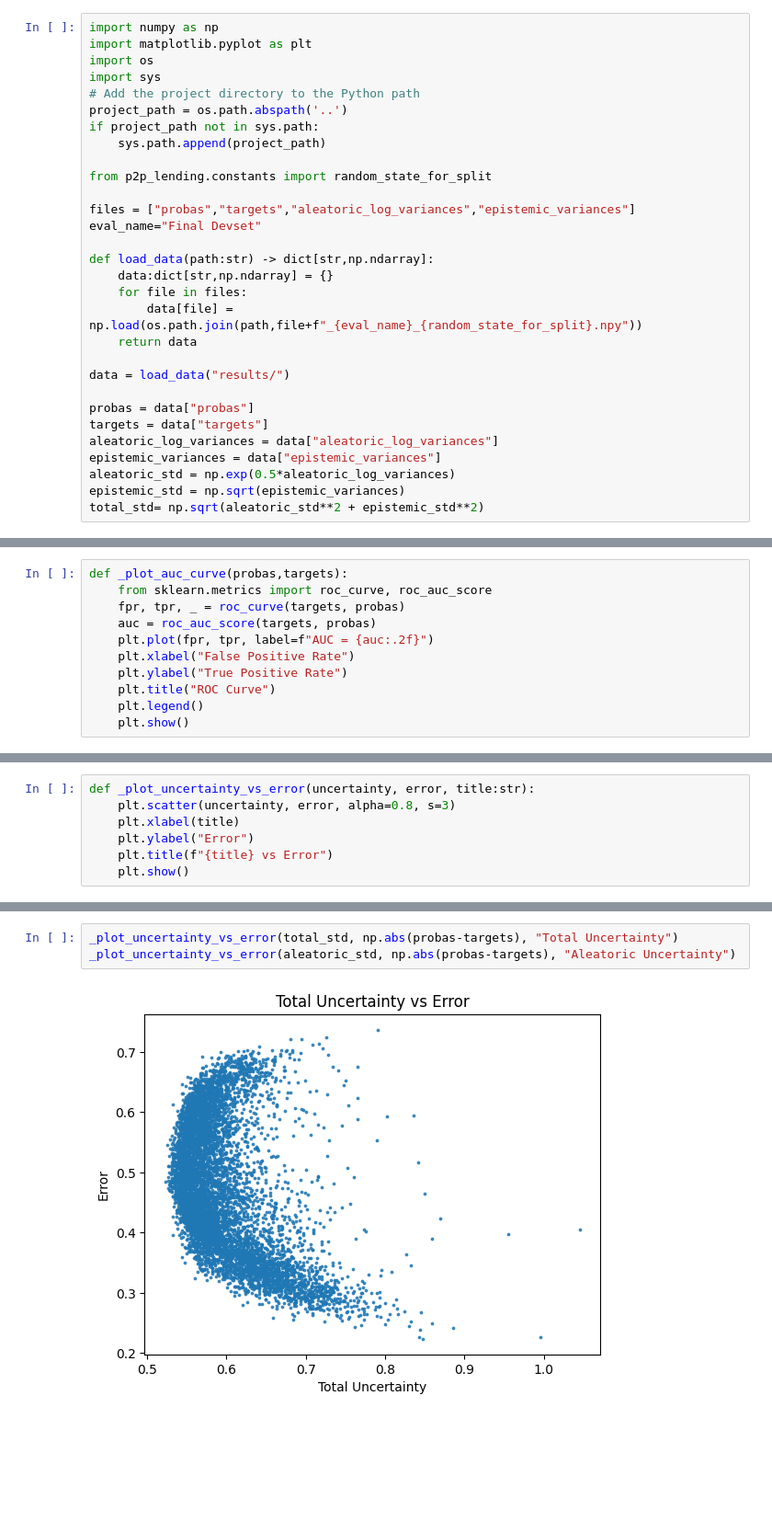
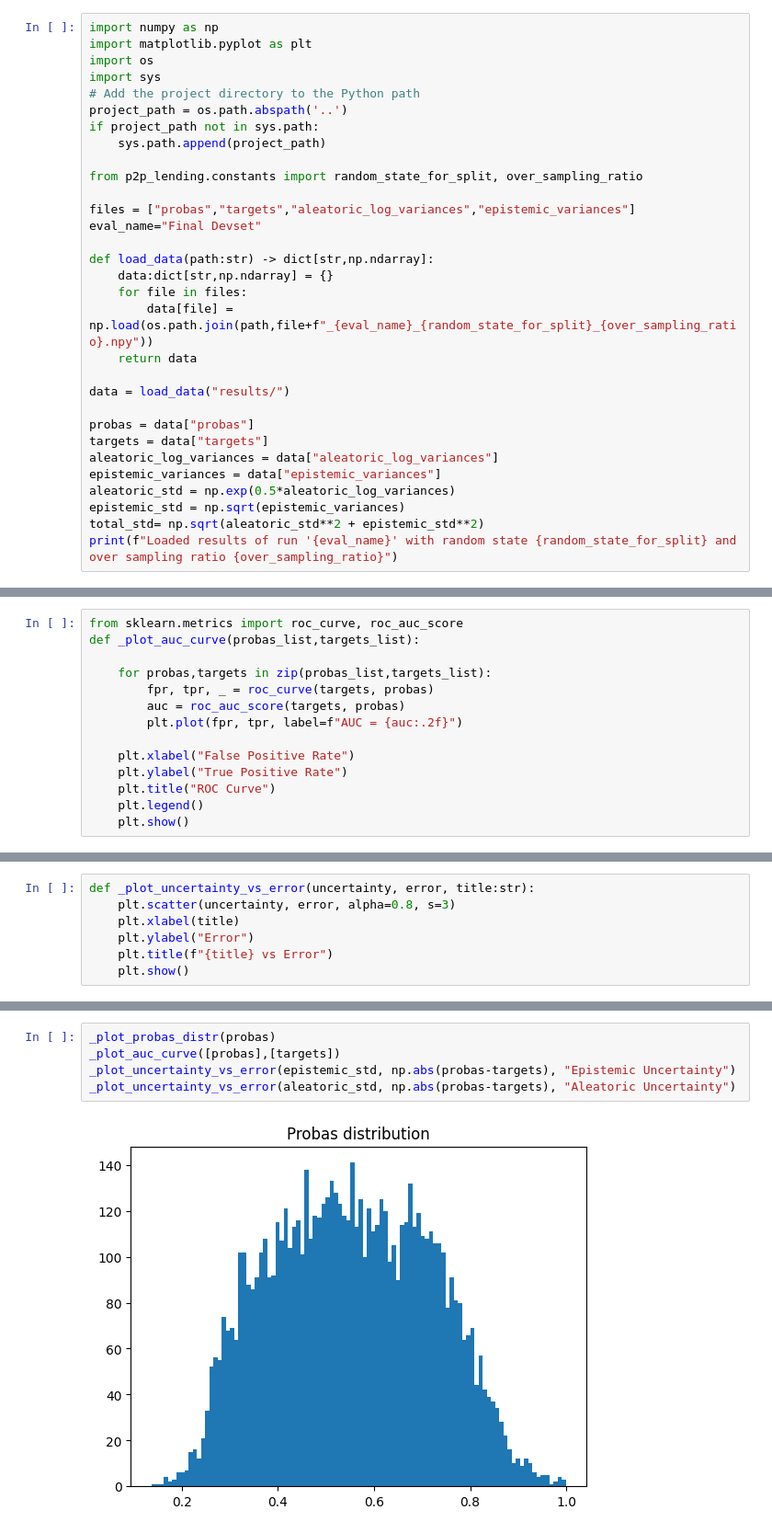
Before and after one commit to JonahNiklas/Pre-project-transformer, a Jupyter notebook: p2p_lending/visualize_resutls.ipynb, the cells around one changed output, grey strips where cells are left out. Shown: that part at 92% size. Cells and saved outputs as stored; diff of their text form; blank space fills up the shorter version.

```diff
--- a/p2p_lending/visualize_resutls.ipynb
+++ b/p2p_lending/visualize_resutls.ipynb
@@ -8,7 +8,7 @@ project_path = os.path.abspath('..')
 if project_path not in sys.path:
     sys.path.append(project_path)
 
-from p2p_lending.constants import random_state_for_split
+from p2p_lending.constants import random_state_for_split, over_sampling_ratio
 
 files = ["probas","targets","aleatoric_log_variances","epistemic_variances"]
 eval_name="Final Devset"
@@ -16,7 +16,7 @@ eval_name="Final Devset"
 def load_data(path:str) -> dict[str,np.ndarray]:
     data:dict[str,np.ndarray] = {}
     for file in files:
-        data[file] = np.load(os.path.join(path,file+f"_{eval_name}_{random_state_for_split}.npy"))
+        data[file] = np.load(os.path.join(path,file+f"_{eval_name}_{random_state_for_split}_{over_sampling_ratio}.npy"))
     return data
 
 data = load_data("results/")
@@ -28,3 +28,4 @@ epistemic_variances = data["epistemic_variances"]
 aleatoric_std = np.exp(0.5*aleatoric_log_variances)
 epistemic_std = np.sqrt(epistemic_variances)
 total_std= np.sqrt(aleatoric_std**2 + epistemic_std**2)
+print(f"Loaded results of run '{eval_name}' with random state {random_state_for_split} and over sampling ratio {over_sampling_ratio}")
@@ -40,9 +39,12 @@ _plot_probas_distr(probas)
 # %%
-def _plot_auc_curve(probas,targets):
-    from sklearn.metrics import roc_curve, roc_auc_score
-    fpr, tpr, _ = roc_curve(targets, probas)
-    auc = roc_auc_score(targets, probas)
-    plt.plot(fpr, tpr, label=f"AUC = {auc:.2f}")
+from sklearn.metrics import roc_curve, roc_auc_score
+def _plot_auc_curve(probas_list,targets_list):
+
+    for probas,targets in zip(probas_list,targets_list):
+        fpr, tpr, _ = roc_curve(targets, probas)
+        auc = roc_auc_score(targets, probas)
+        plt.plot(fpr, tpr, label=f"AUC = {auc:.2f}")
+
     plt.xlabel("False Positive Rate")
     plt.ylabel("True Positive Rate")
     plt.title("ROC Curve")
@@ -62,5 +159,7 @@ def _plot_uncertainty_vs_error(uncertainty, error, title:str):
 # %%
-_plot_uncertainty_vs_error(total_std, np.abs(probas-targets), "Total Uncertainty")
+_plot_probas_distr(probas)
+_plot_auc_curve([probas],[targets])
+_plot_uncertainty_vs_error(epistemic_std, np.abs(probas-targets), "Epistemic Uncertainty")
 _plot_uncertainty_vs_error(aleatoric_std, np.abs(probas-targets), "Aleatoric Uncertainty")
 # %% [output]
-[figure, old version]
+[figure, new version]
```
Also changed, not shown: parts of 11 cells of this notebook, 8 other files.
